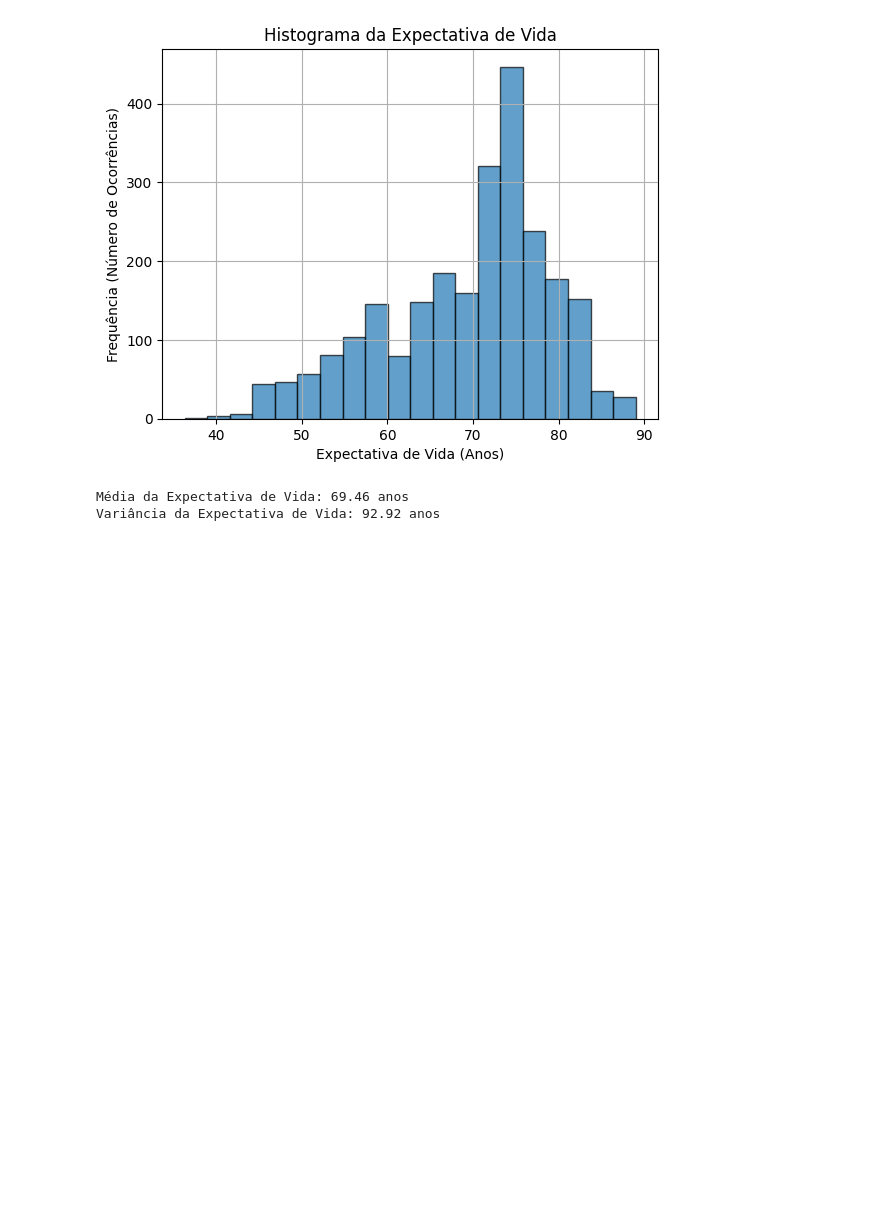
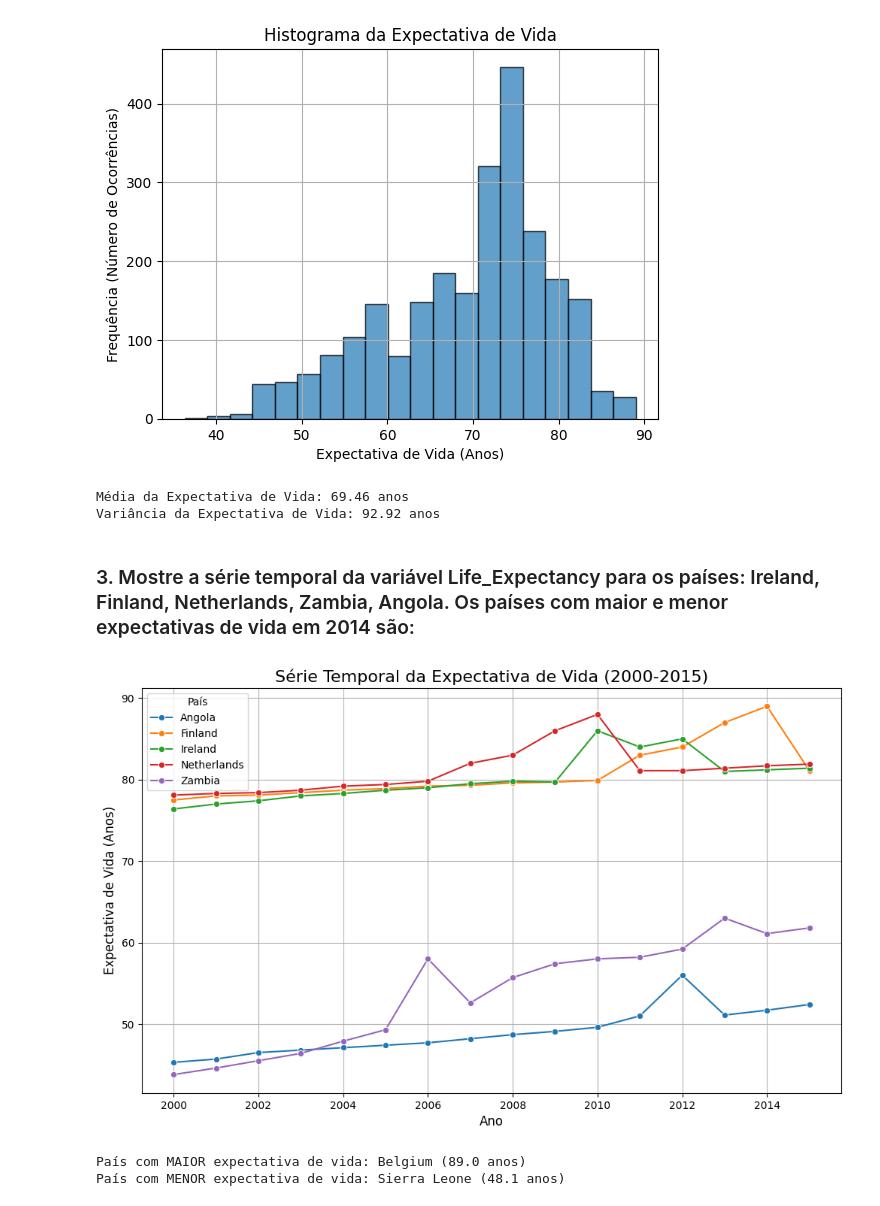
Before and after one commit to geangobo/Introduction-to-Data-Science-USP, a Jupyter notebook: Quest-2/eda.ipynb, the cells around one changed output. Saved outputs shown, nothing was run; the diff lists cells and outputs as text; code cells hidden in the pictures; blank space fills up the shorter version.

```diff
--- a/Quest-2/eda.ipynb
+++ b/Quest-2/eda.ipynb
@@ -101,3 +122,41 @@ print(f"Variância da Expectativa de Vida: {variance_life_expectancy:.2f} anos")
 # %% [output]
 Média da Expectativa de Vida: 69.46 anos
 Variância da Expectativa de Vida: 92.92 anos
+# %% [markdown]
+### 3. Mostre a série temporal da variável Life_Expectancy para os países: Ireland, Finland, Netherlands, Zambia, Angola. Os países com maior e menor expectativas de vida em 2014 são:
+# %%
+paises_selecionados = ['Ireland', 'Finland', 'Netherlands', 'Zambia', 'Angola']
+df_paises = df[df['Country'].isin(paises_selecionados)]
+# %%
+# Criar o gráfico de linha (série temporal)
+plt.figure(figsize=(12, 7))  # Define um bom tamanho para o gráfico
+sns.lineplot(data=df_paises, x='Year', y='Life_expectancy', hue='Country', marker='o')
+
+# Adicionar títulos e rótulos para maior clareza
+plt.title('Série Temporal da Expectativa de Vida (2000-2015)', fontsize=16)
+plt.xlabel('Ano', fontsize=12)
+plt.ylabel('Expectativa de Vida (Anos)', fontsize=12)
+plt.grid(True)
+plt.legend(title='País')
+plt.show()
+# %% [output]
+[figure, added]
+# %%
+# Filtrar o DataFrame apenas para o ano de 2014
+df_2014 = df[df['Year'] == 2014].copy()
+
+# Remover linhas com valores nulos para garantir uma comparação justa
+df_2014.dropna(subset=['Life_expectancy'], inplace=True)
+
+# Encontrar o país com a MAIOR expectativa de vida
+pais_maior = df_2014.sort_values(by='Life_expectancy', ascending=False).iloc[0]
+
+# Encontrar o país com a MENOR expectativa de vida
+pais_menor = df_2014.sort_values(by='Life_expectancy', ascending=True).iloc[0]
+
+# Resultados
+print(f"País com MAIOR expectativa de vida: {pais_maior['Country']} ({pais_maior['Life_expectancy']:.1f} anos)")
+print(f"País com MENOR expectativa de vida: {pais_menor['Country']} ({pais_menor['Life_expectancy']:.1f} anos)")
+# %% [output]
+País com MAIOR expectativa de vida: Belgium (89.0 anos)
+País com MENOR expectativa de vida: Sierra Leone (48.1 anos)
```
Also changed, not shown: parts of 17 cells of this notebook.
